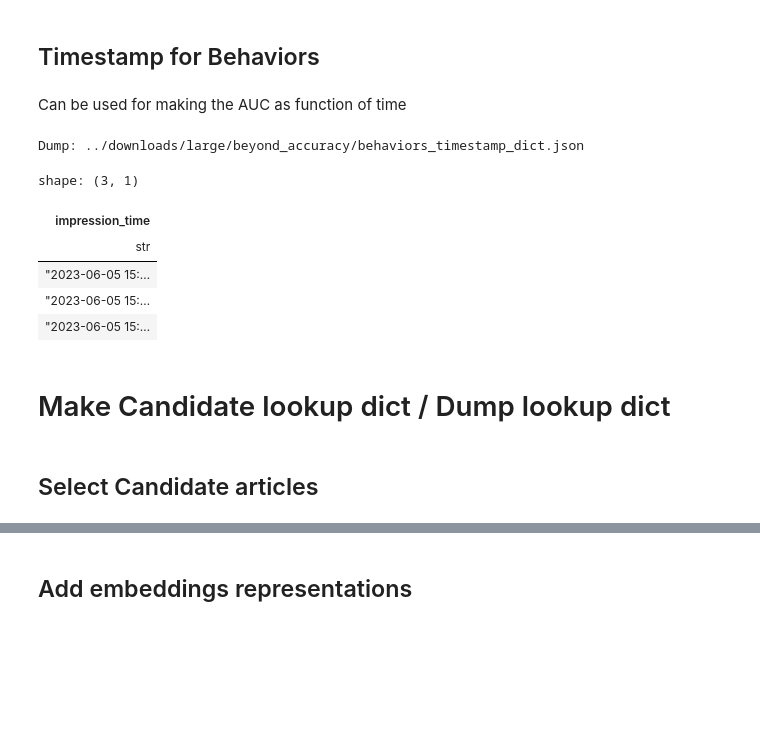
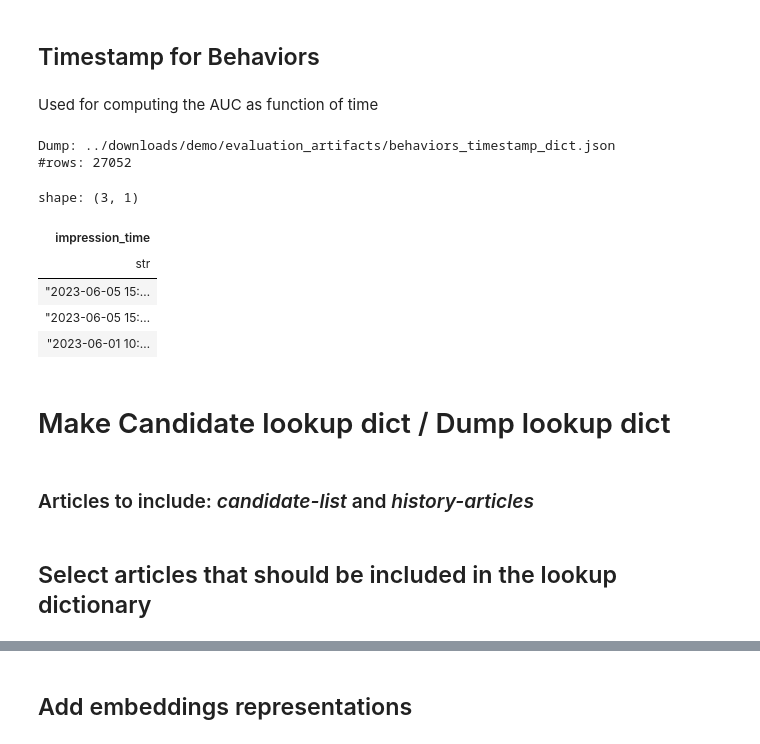
Before and after one commit to ebanalyse/ebnerd-benchmark, a Jupyter notebook: examples/03_beyond_accuracy/make_beyond_accuracy.ipynb, the cells around one changed output, grey strips where cells are left out. Cells and saved outputs as stored; diff of their text form; code cells hidden in the pictures; blank space fills up the shorter version.

```diff
--- a/examples/03_beyond_accuracy/make_beyond_accuracy.ipynb
+++ b/examples/03_beyond_accuracy/make_beyond_accuracy.ipynb
@@ -53,12 +47,21 @@ np.random.seed(123)
 # %% [markdown]
 ## Load dataset
 # %%
-dataset_split = "large"
-
-PATH = Path(f"../downloads/{dataset_split}")
-PATH_BEYOND_ACCURACY = PATH.joinpath("beyond_accuracy")
+ROOT_FOLDER = "evaluation_artifacts"
+DATASET_SPLIT = "test"
+DATASET_SIZE = "demo"
+PATH = Path(f"../downloads/{DATASET_SIZE}")
+PATH_BEYOND_ACCURACY = PATH.joinpath(ROOT_FOLDER)
 PATH_BEYOND_ACCURACY.mkdir(exist_ok=True, parents=True)
 
-df_beyond_accuarcy = pl.scan_parquet(PATH.joinpath("test", "behaviors.parquet")).filter(pl.col("is_beyond_accuracy"))
-df_behaviors = pl.scan_parquet(PATH.joinpath("test", "behaviors.parquet")).filter(~pl.col("is_beyond_accuracy"))
+# LOAD:
+df_beyond_accuarcy = pl.scan_parquet(
+    PATH.joinpath(DATASET_SPLIT, "behaviors.parquet")
+).filter(pl.col("is_beyond_accuracy"))
+df_behaviors = pl.scan_parquet(
+    PATH.joinpath(DATASET_SPLIT, "behaviors.parquet")
+).filter(~pl.col("is_beyond_accuracy"))
 df_articles = pl.scan_parquet(PATH.joinpath("articles.parquet"))
+df_history = pl.scan_parquet(PATH.joinpath(DATASET_SPLIT, "history.parquet")).select(
+    DEFAULT_USER_COL, DEFAULT_HISTORY_ARTICLE_ID_COL
+)
@@ -129,33 +181,32 @@ shape: (3, 5)
 # %% [markdown]
 ## Timestamp for Behaviors
 # %% [markdown]
-Can be used for making the AUC as function of time
+Used for computing the AUC as function of time
 # %%
-df_behaviors_timestamp = (
-    df_behaviors.select(
-        pl.col(DEFAULT_IMPRESSION_TIMESTAMP_COL).cast(pl.Utf8),
-    )
-    .collect()
-)
+df_behaviors_timestamp = df_behaviors.select(
+    pl.col(DEFAULT_IMPRESSION_TIMESTAMP_COL).cast(pl.Utf8),
+).collect()
 behaviors_timestamp_dict = {
     DEFAULT_IMPRESSION_TIMESTAMP_COL: df_behaviors_timestamp[
         DEFAULT_IMPRESSION_TIMESTAMP_COL
     ].to_list()
 }
 write_json_file(
     behaviors_timestamp_dict, PATH_BEYOND_ACCURACY.joinpath(BEHAVIORS_TIMESTAMP_DICT)
 )
 print(f"Dump: {PATH_BEYOND_ACCURACY.joinpath(BEHAVIORS_TIMESTAMP_DICT)}")
+print(f"#rows: {df_behaviors_timestamp.shape[0]}")
 df_behaviors_timestamp.head(3)
 # %% [output]
-Dump: ../downloads/large/beyond_accuracy/behaviors_timestamp_dict.json
+Dump: ../downloads/demo/evaluation_artifacts/behaviors_timestamp_dict.json
+#rows: 27052
 shape: (3, 1)
 | impression_time |
 | str |
 | "2023-06-05 15:… |
 | "2023-06-05 15:… |
-| "2023-06-05 15:… |
+| "2023-06-01 10:… |
 # %% [markdown]
 # Make Candidate lookup dict / Dump lookup dict
-# %% [markdown]
-## Select Candidate articles
+# %% [markdown]
+### Articles to include: *candidate-list* and *history-articles*
@@ -162 +221,3 @@ shape: (3, 1)
+# %% [markdown]
+## Select articles that should be included in the lookup dictionary
 # %%
```
Also changed, not shown: parts of 49 cells of this notebook, 1 other file.
